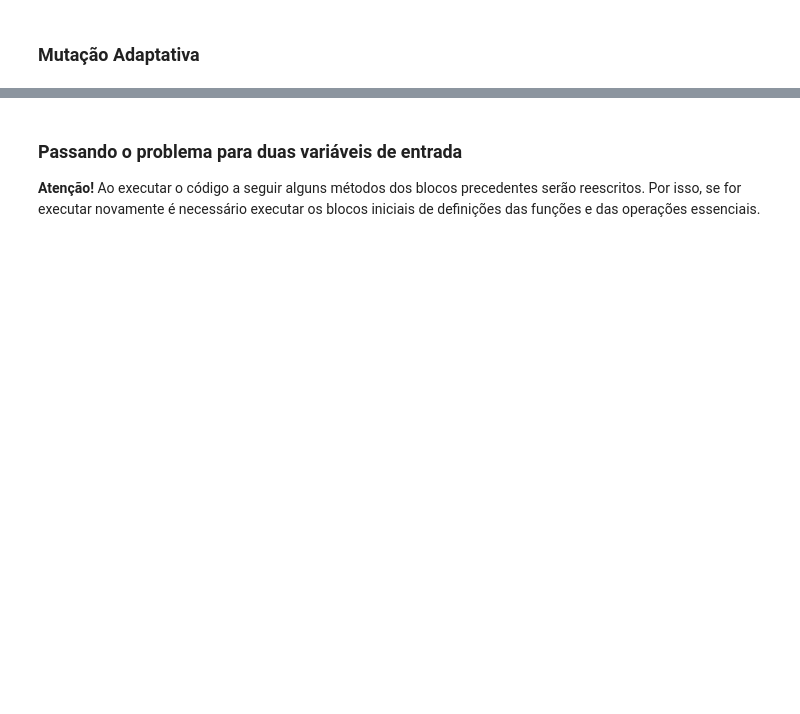
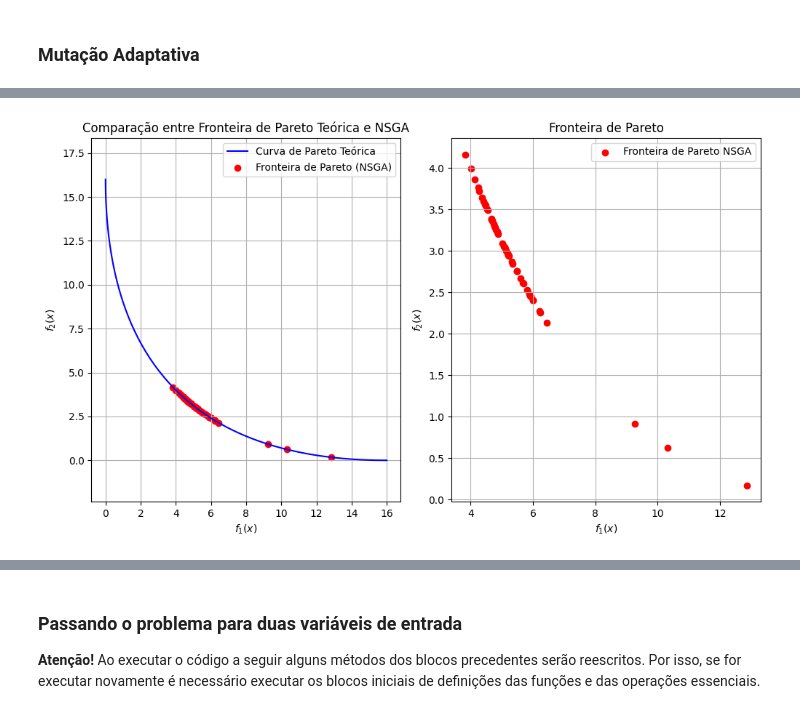
Before and after one commit to JunioCesarFerreira/NSGA-Studies, a Jupyter notebook: notebooks/nsga-initial-study.ipynb, the cells around one changed output, grey strips where cells are left out. Saved outputs shown, nothing was run; the diff lists cells and outputs as text; code cells hidden in the pictures; blank space fills up the shorter version.

```diff
--- a/notebooks/nsga-initial-study.ipynb
+++ b/notebooks/nsga-initial-study.ipynb
@@ -493,3 +498,8 @@ nsga2_with_theorical(pop_size=50, generations=10, bounds=(-5, 5))
+# %%
+# Executar NSGA-II 30 generations
+nsga2_with_theorical(pop_size=50, generations=30, bounds=(-5, 5))
+# %% [output]
+[figure, added]
 # %%
 def nsga2_with_theorical_and_generations(pop_size, generations, bounds, base_mutation_rate=0.1):
     population = initialize_population(pop_size, bounds)
```
Also changed, not shown: parts of 10 cells of this notebook.
